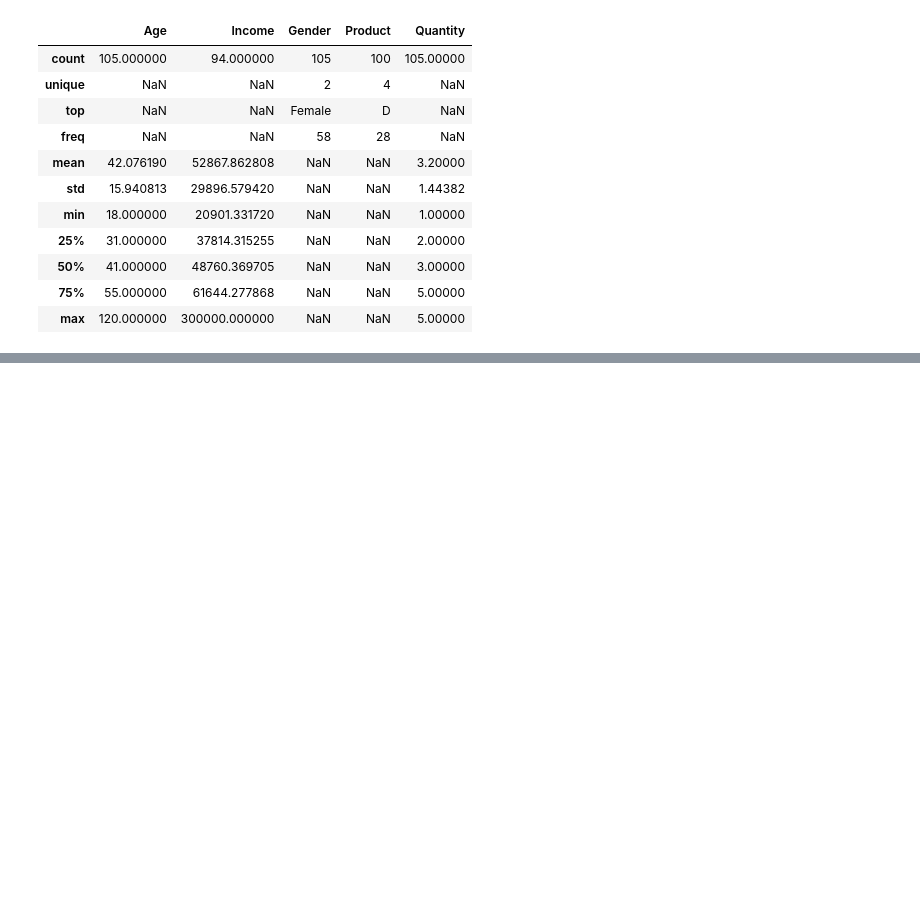
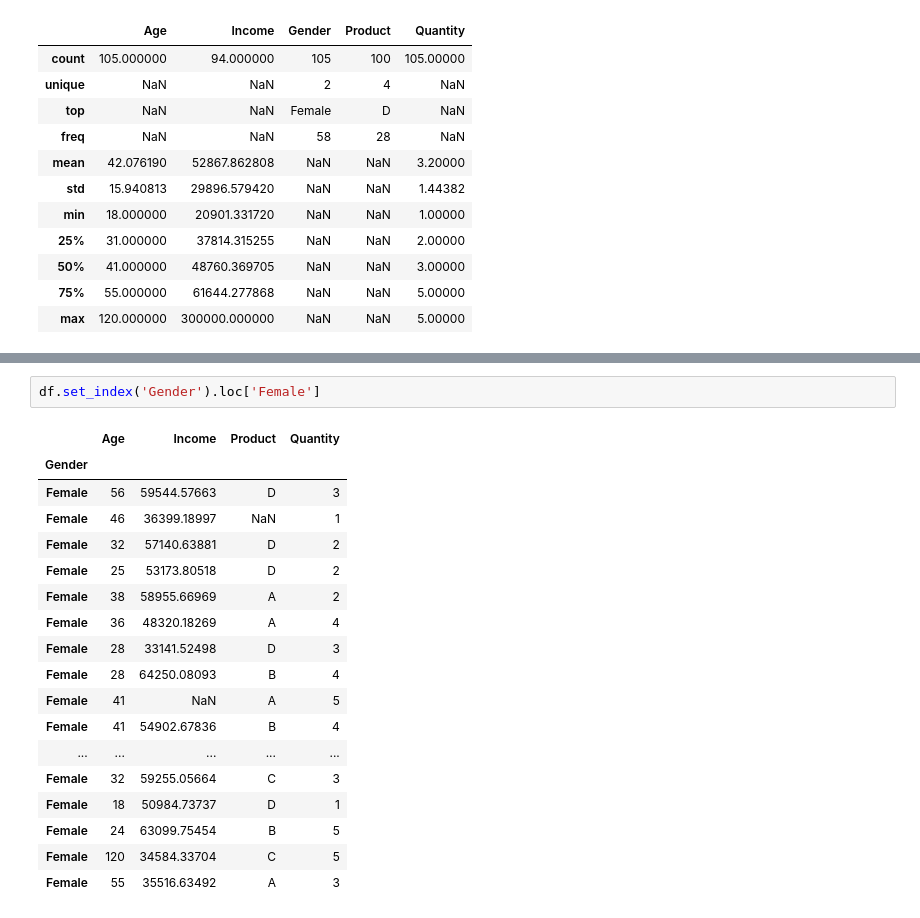
Before and after one commit to LuyiLiuAmber/Luyi, a Jupyter notebook: class1_may10.ipynb, the cells around one changed output, grey strips where cells are left out. Saved outputs shown, nothing was run; the diff lists cells and outputs as text; blank space fills up the shorter version.

```diff
--- a/class1_may10.ipynb
+++ b/class1_may10.ipynb
@@ -62,0 +81,21 @@ df.describe(include = 'all')
+# %%
+df.set_index('Gender').loc['Female']
+# %% [output]
+|  | Age | Income | Product | Quantity |
+| Gender |  |  |  |  |
+| Female | 56 | 59544.57663 | D | 3 |
+| Female | 46 | 36399.18997 | NaN | 1 |
+| Female | 32 | 57140.63881 | D | 2 |
+| Female | 25 | 53173.80518 | D | 2 |
+| Female | 38 | 58955.66969 | A | 2 |
+| Female | 36 | 48320.18269 | A | 4 |
+| Female | 28 | 33141.52498 | D | 3 |
+| Female | 28 | 64250.08093 | B | 4 |
+| Female | 41 | NaN | A | 5 |
+| Female | 41 | 54902.67836 | B | 4 |
+| ... | ... | ... | ... | ... |
+| Female | 32 | 59255.05664 | C | 3 |
+| Female | 18 | 50984.73737 | D | 1 |
+| Female | 24 | 63099.75454 | B | 5 |
+| Female | 120 | 34584.33704 | C | 5 |
+| Female | 55 | 35516.63492 | A | 3 |
```
Also changed, not shown: parts of 7 cells of this notebook.
